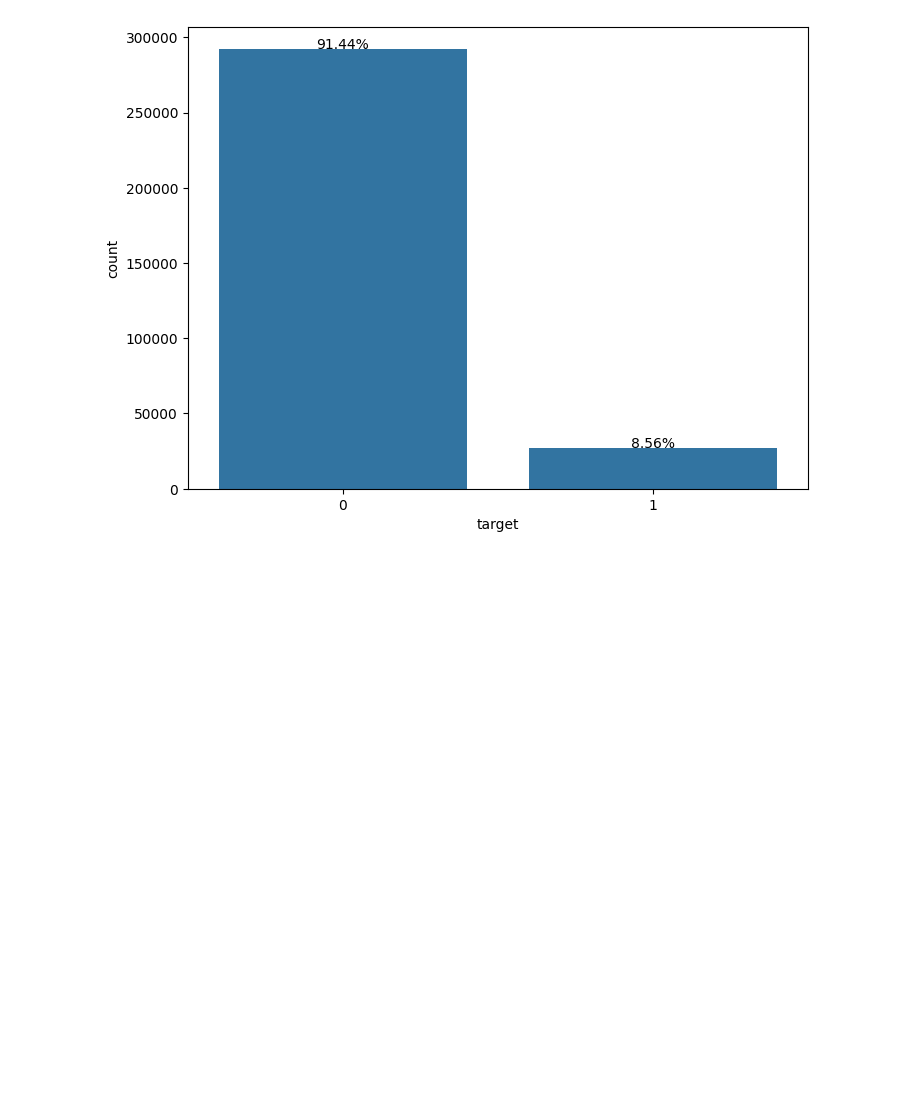
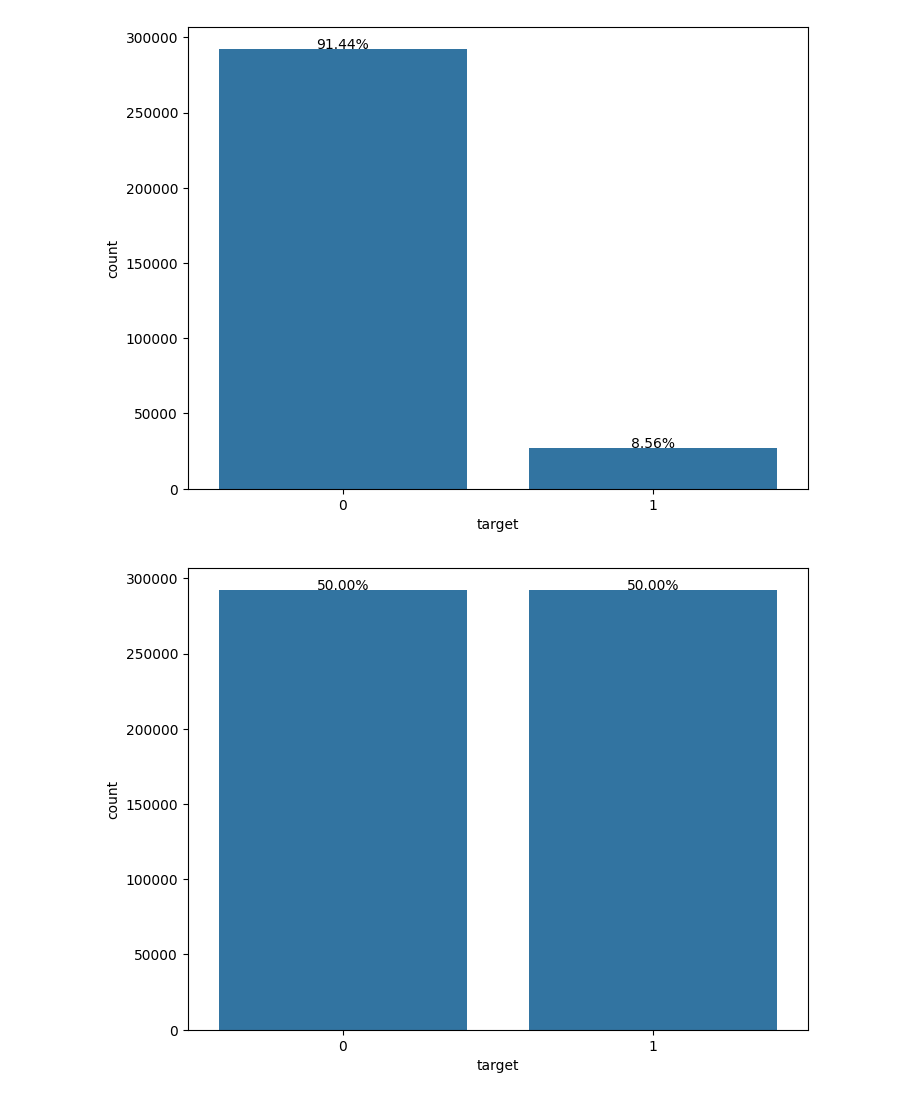
Before and after one commit to FirasKahlaoui/heart-disease-prediction, a Jupyter notebook: Interface_model.ipynb, the cells around one changed output. Saved outputs shown, nothing was run; the diff lists cells and outputs as text; code cells hidden in the pictures; blank space fills up the shorter version.

Commit message:
Apply Smote to balance the data

```diff
--- a/Interface_model.ipynb
+++ b/Interface_model.ipynb
@@ -155,3 +155,25 @@ for i, count in enumerate(counts):
 plt.show()
 # %% [output]
 [figure]
+# %%
+# Apply SMOTE
+smote = SMOTE()
+X_smote, y_smote = smote.fit_resample(X, y)
+# %%
+
+# Visualisation of the target after SMOTE
+counts = y_smote.value_counts()
+percentages = counts / len(y_smote) * 100
+
+# Create a DataFrame from the target Series
+df_target = pd.DataFrame({'target': y_smote})
+
+plt.figure(figsize=(8, 6))
+sns.countplot(x='target', data=df_target)
+
+for i, count in enumerate(counts):
+    plt.text(i, count, f'{percentages[i]:.2f}%', ha='center')
+
+plt.show()
+# %% [output]
+[figure, added]
```
Also changed, not shown: parts of 1 cell of this notebook.
